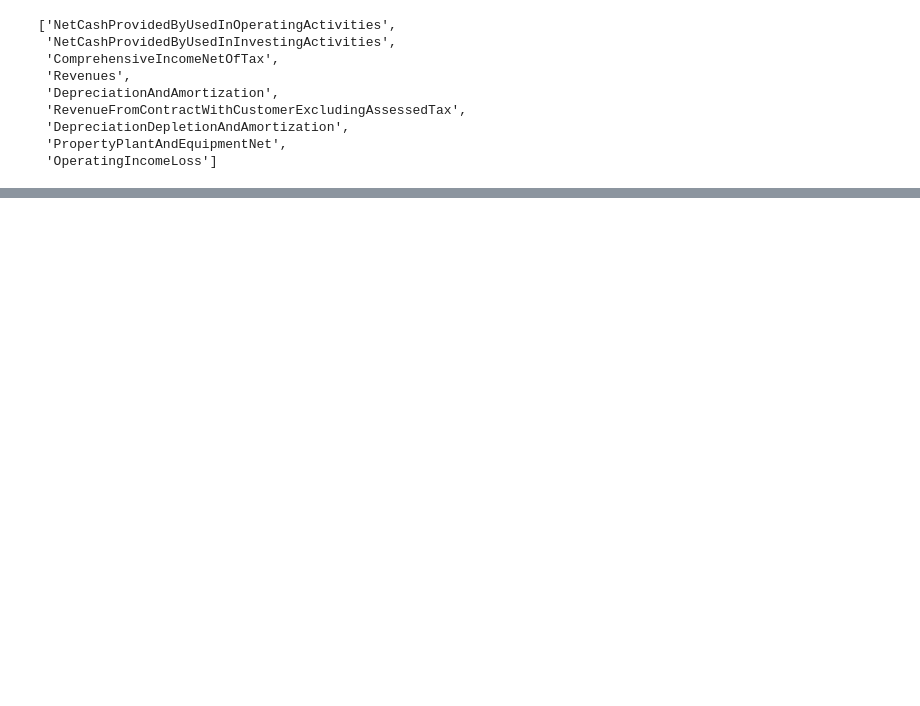
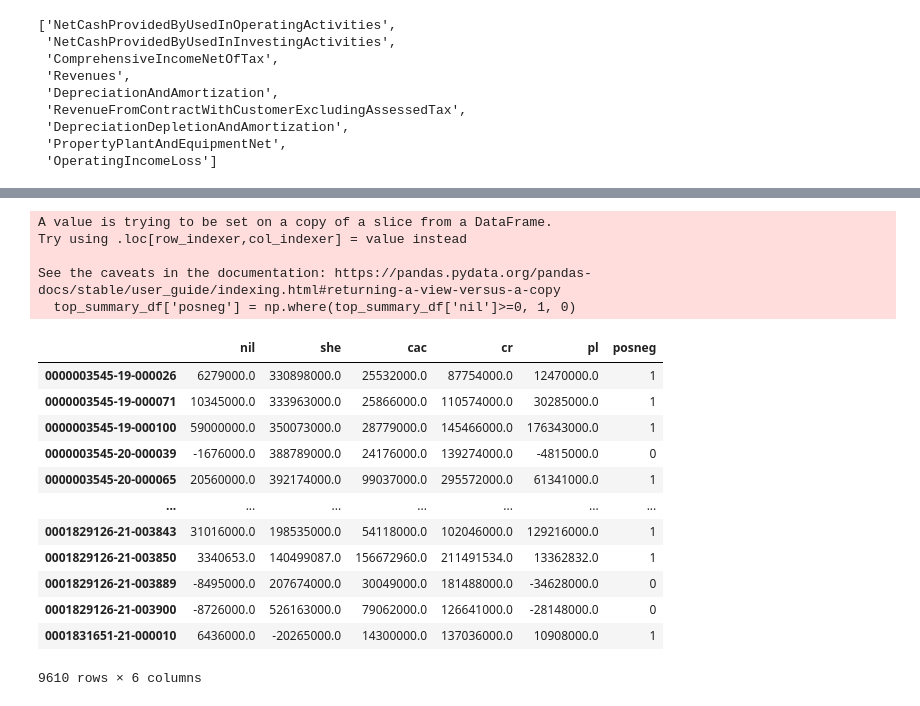
Before and after one commit to Nmack2014/sec-test-new, a Jupyter notebook: SEC_10Q_data_scratch.ipynb, the cells around one changed output, grey strips where cells are left out. Saved outputs shown, nothing was run; the diff lists cells and outputs as text; code cells hidden in the pictures; blank space fills up the shorter version.

```diff
--- a/SEC_10Q_data_scratch.ipynb
+++ b/SEC_10Q_data_scratch.ipynb
@@ -329,0 +444,5 @@ test[(test['cik']==1750)]
+# %%
+profitloss=toptag_df[(toptag_df["tag"]=='ProfitLoss')]
+plgroup=profitloss.groupby("adsh")
+pl_sum=plgroup["value"].sum()
+pl_sum
@@ -329,0 +463,7 @@ test[(test['cik']==1750)]
+# %%
+top_summary_df=pd.DataFrame({'nil': nil_sum,
+              'she': she_sum,
+             'cac': cac_sum,
+             'cr': cr_sum,
+             'pl': pl_sum})
+top_summary_df
@@ -329,0 +484,26 @@ test[(test['cik']==1750)]
+# %%
+top_summary_df=top_summary_df.dropna()
+# %%
+top_summary_df['posneg'] = np.where(top_summary_df['nil']>=0, 1, 0)
+# %% [output]
+A value is trying to be set on a copy of a slice from a DataFrame.
+Try using .loc[row_indexer,col_indexer] = value instead
+
+See the caveats in the documentation: https://pandas.pydata.org/pandas-docs/stable/user_guide/indexing.html#returning-a-view-versus-a-copy
+  top_summary_df['posneg'] = np.where(top_summary_df['nil']>=0, 1, 0)
+# %%
+top_summary_df
+# %% [output]
+|  | nil | she | cac | cr | pl | posneg |
+| 0000003545-19-000026 | 6279000.0 | 330898000.0 | 25532000.0 | 87754000.0 | 12470000.0 | 1 |
+| 0000003545-19-000071 | 10345000.0 | 333963000.0 | 25866000.0 | 110574000.0 | 30285000.0 | 1 |
+| 0000003545-19-000100 | 59000000.0 | 350073000.0 | 28779000.0 | 145466000.0 | 176343000.0 | 1 |
+| 0000003545-20-000039 | -1676000.0 | 388789000.0 | 24176000.0 | 139274000.0 | -4815000.0 | 0 |
+| 0000003545-20-000065 | 20560000.0 | 392174000.0 | 99037000.0 | 295572000.0 | 61341000.0 | 1 |
+| ... | ... | ... | ... | ... | ... | ... |
+| 0001829126-21-003843 | 31016000.0 | 198535000.0 | 54118000.0 | 102046000.0 | 129216000.0 | 1 |
+| 0001829126-21-003850 | 3340653.0 | 140499087.0 | 156672960.0 | 211491534.0 | 13362832.0 | 1 |
+| 0001829126-21-003889 | -8495000.0 | 207674000.0 | 30049000.0 | 181488000.0 | -34628000.0 | 0 |
+| 0001829126-21-003900 | -8726000.0 | 526163000.0 | 79062000.0 | 126641000.0 | -28148000.0 | 0 |
+| 0001831651-21-000010 | 6436000.0 | -20265000.0 | 14300000.0 | 137036000.0 | 10908000.0 | 1 |
+9610 rows × 6 columns
```
Also changed, not shown: parts of 48 cells of this notebook, 1 other file.
